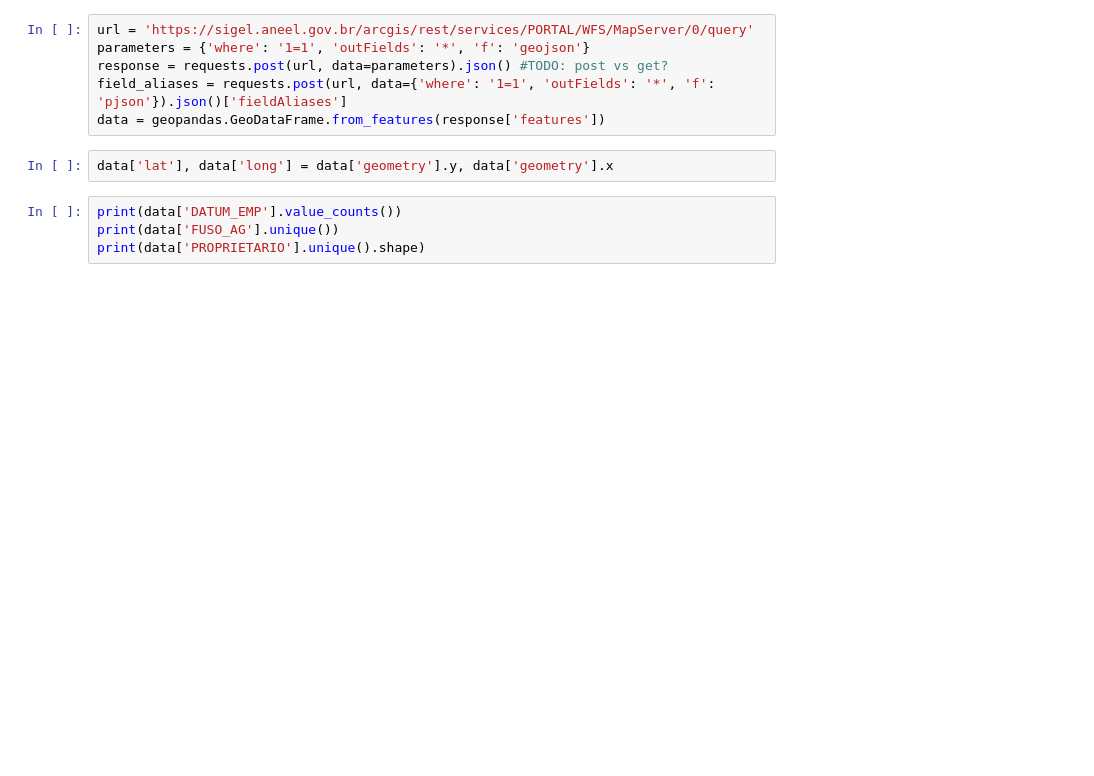
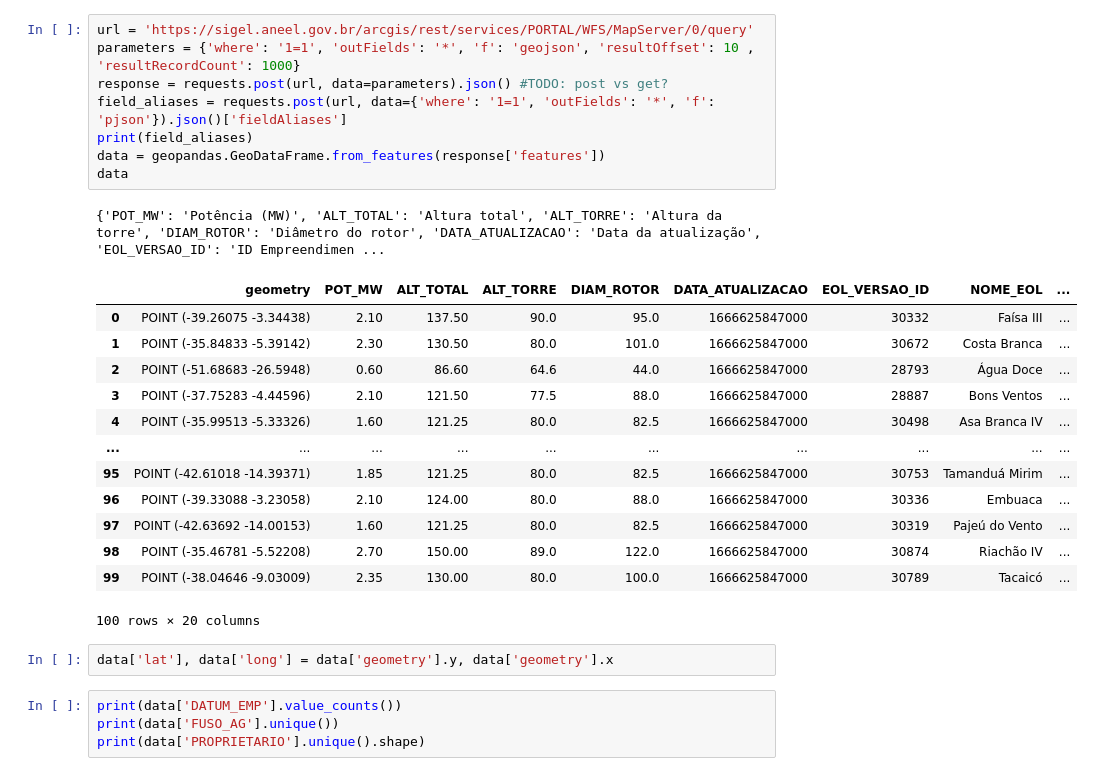
Before and after one commit to mariofilho281/case_cdv, a Jupyter notebook: main.ipynb, the cells around one changed output. Saved outputs shown, nothing was run; the diff lists cells and outputs as text; blank space fills up the shorter version.

```diff
--- a/main.ipynb
+++ b/main.ipynb
@@ -4,9 +48,26 @@ import geopandas
 # %%
 url = 'https://sigel.aneel.gov.br/arcgis/rest/services/PORTAL/WFS/MapServer/0/query'
-parameters = {'where': '1=1', 'outFields': '*', 'f': 'geojson'}
+parameters = {'where': '1=1', 'outFields': '*', 'f': 'geojson', 'resultOffset': 10 , 'resultRecordCount': 1000}
 response = requests.post(url, data=parameters).json() #TODO: post vs get?
 field_aliases = requests.post(url, data={'where': '1=1', 'outFields': '*', 'f': 'pjson'}).json()['fieldAliases']
+print(field_aliases)
 data = geopandas.GeoDataFrame.from_features(response['features'])
+data
+# %% [output]
+{'POT_MW': 'Potência (MW)', 'ALT_TOTAL': 'Altura total', 'ALT_TORRE': 'Altura da torre', 'DIAM_ROTOR': 'Diâmetro do rotor', 'DATA_ATUALIZACAO': 'Data da atualização', 'EOL_VERSAO_ID': 'ID Empreendimen ...
+|  | geometry | POT_MW | ALT_TOTAL | ALT_TORRE | DIAM_ROTOR | DATA_ATUALIZACAO | EOL_VERSAO_ID | NOME_EOL | ... |
+| 0 | POINT (-39.26075 -3.34438) | 2.10 | 137.50 | 90.0 | 95.0 | 1666625847000 | 30332 | Faísa III | ... |
+| 1 | POINT (-35.84833 -5.39142) | 2.30 | 130.50 | 80.0 | 101.0 | 1666625847000 | 30672 | Costa Branca | ... |
+| 2 | POINT (-51.68683 -26.5948) | 0.60 | 86.60 | 64.6 | 44.0 | 1666625847000 | 28793 | Água Doce | ... |
+| 3 | POINT (-37.75283 -4.44596) | 2.10 | 121.50 | 77.5 | 88.0 | 1666625847000 | 28887 | Bons Ventos | ... |
+| 4 | POINT (-35.99513 -5.33326) | 1.60 | 121.25 | 80.0 | 82.5 | 1666625847000 | 30498 | Asa Branca IV | ... |
+| ... | ... | ... | ... | ... | ... | ... | ... | ... | ... |
+| 95 | POINT (-42.61018 -14.39371) | 1.85 | 121.25 | 80.0 | 82.5 | 1666625847000 | 30753 | Tamanduá Mirim | ... |
+| 96 | POINT (-39.33088 -3.23058) | 2.10 | 124.00 | 80.0 | 88.0 | 1666625847000 | 30336 | Embuaca | ... |
+| 97 | POINT (-42.63692 -14.00153) | 1.60 | 121.25 | 80.0 | 82.5 | 1666625847000 | 30319 | Pajeú do Vento | ... |
+| 98 | POINT (-35.46781 -5.52208) | 2.70 | 150.00 | 89.0 | 122.0 | 1666625847000 | 30874 | Riachão IV | ... |
+| 99 | POINT (-38.04646 -9.03009) | 2.35 | 130.00 | 80.0 | 100.0 | 1666625847000 | 30789 | Tacaicó | ... |
+100 rows × 20 columns
 # %%
 data['lat'], data['long'] = data['geometry'].y, data['geometry'].x
 # %%
```
Also changed, not shown: parts of 20 cells of this notebook, 2 other files.
